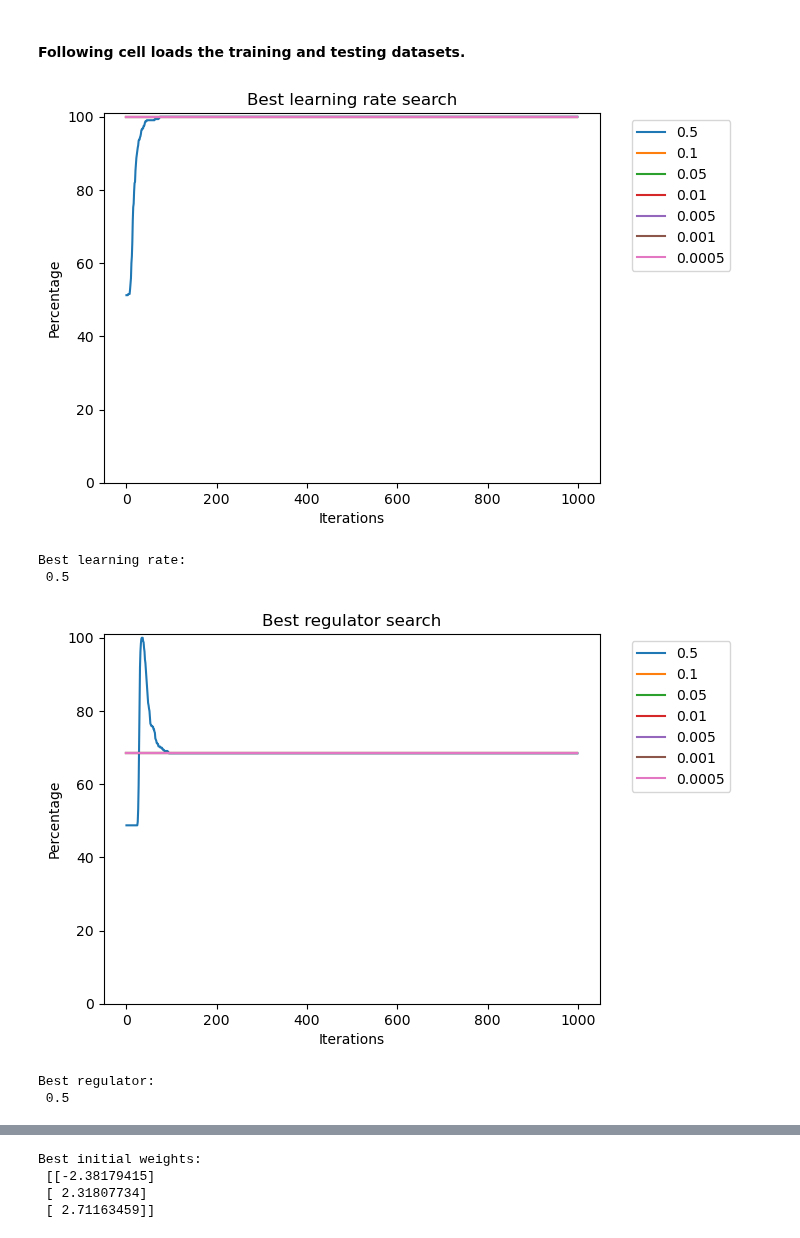
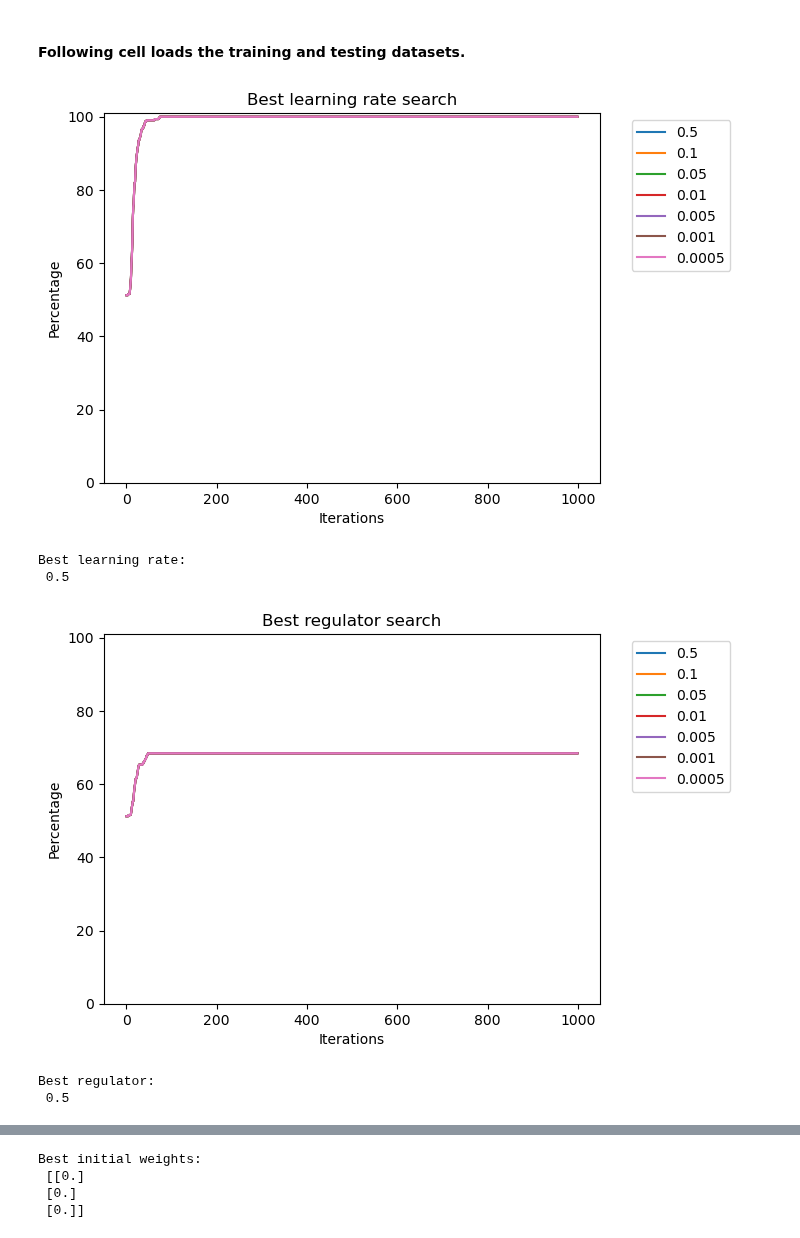
Before and after one commit to MustafaKrc/LFD24, a Jupyter notebook: Binary Linear Classification with Logistic Regression and Perceptron (With SGD)/Homework-3.ipynb, the cells around one changed output, grey strips where cells are left out. Drawn from its saved outputs; the diff is of its cells as text; code cells hidden in the pictures.

Commit message:
bug fix
fixed weights being modified during hyperparameter search

```diff
--- a/Binary Linear Classification with Logistic Regression and Perceptron (With SGD)/Homework-3.ipynb
+++ b/Binary Linear Classification with Logistic Regression and Perceptron (With SGD)/Homework-3.ipynb
@@ -790,38 +790,38 @@ best_lr = plotParamSearch("regulator", lambdas, SoftmaxPerceptron,
                     "y": y_train,
                     "regularization_strength": None
                 })
-best_w = plotParamSearch("initial weights", weights, SoftmaxPerceptron,
+best_w = plotParamSearch("initial weights", weights.copy(), SoftmaxPerceptron,
                 {
                     "weights": None,
                     "learning_rate": best_lr,
                     "max_iter": max_iter
                 },
                 "fit_gd_regularized",
                 {
                     "X": x_train_scaled,
                     "y": y_train,
                     "regularization_strength": best_lambda
                 },
                 coeffs)
 
 model = SoftmaxPerceptron(best_w, best_lr, max_iter)
 train_metrics = model.fit_gd_regularized(x_train_scaled, y_train, best_lambda)
 plotMetrics(train_metrics, 'Iterations', 'Percentage', 'Training GD Regularized')
 
 model = SoftmaxPerceptron(best_w, best_lr, max_iter)
 test_metrics = model.fit_gd_regularized(x_test_scaled, y_test, best_lambda)
 plotMetrics(test_metrics, 'Iterations', 'Percentage', 'Test GD Regularized')
 
 reportMetrics(train_metrics)
 reportMetrics(test_metrics, False)
 
 ##############################################################################
 #                             END OF YOUR CODE                               #
 ##############################################################################
 # %% [output]
-[figure, old version]
+[figure, new version]
 Best learning rate:
  0.5
-[figure, old version]
+[figure, new version]
 Best regulator:
  0.5
@@ -829,4 +829,4 @@ Best regulator:
 Best initial weights:
- [[-2.38179415]
- [ 2.31807734]
- [ 2.71163459]]
+ [[0.]
+ [0.]
+ [0.]]
```
Also changed, not shown: parts of 2 cells of this notebook, 1 other file.
